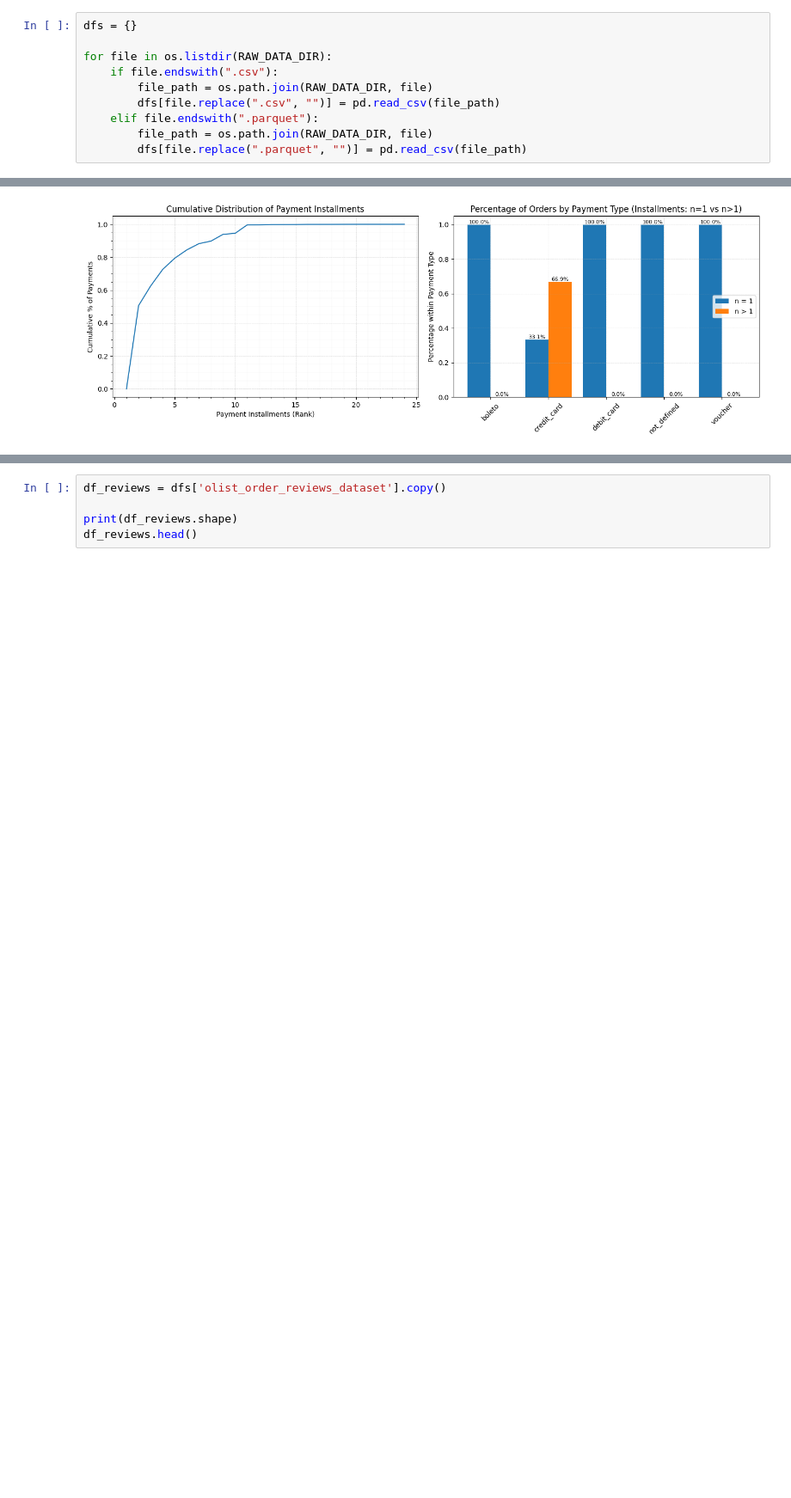
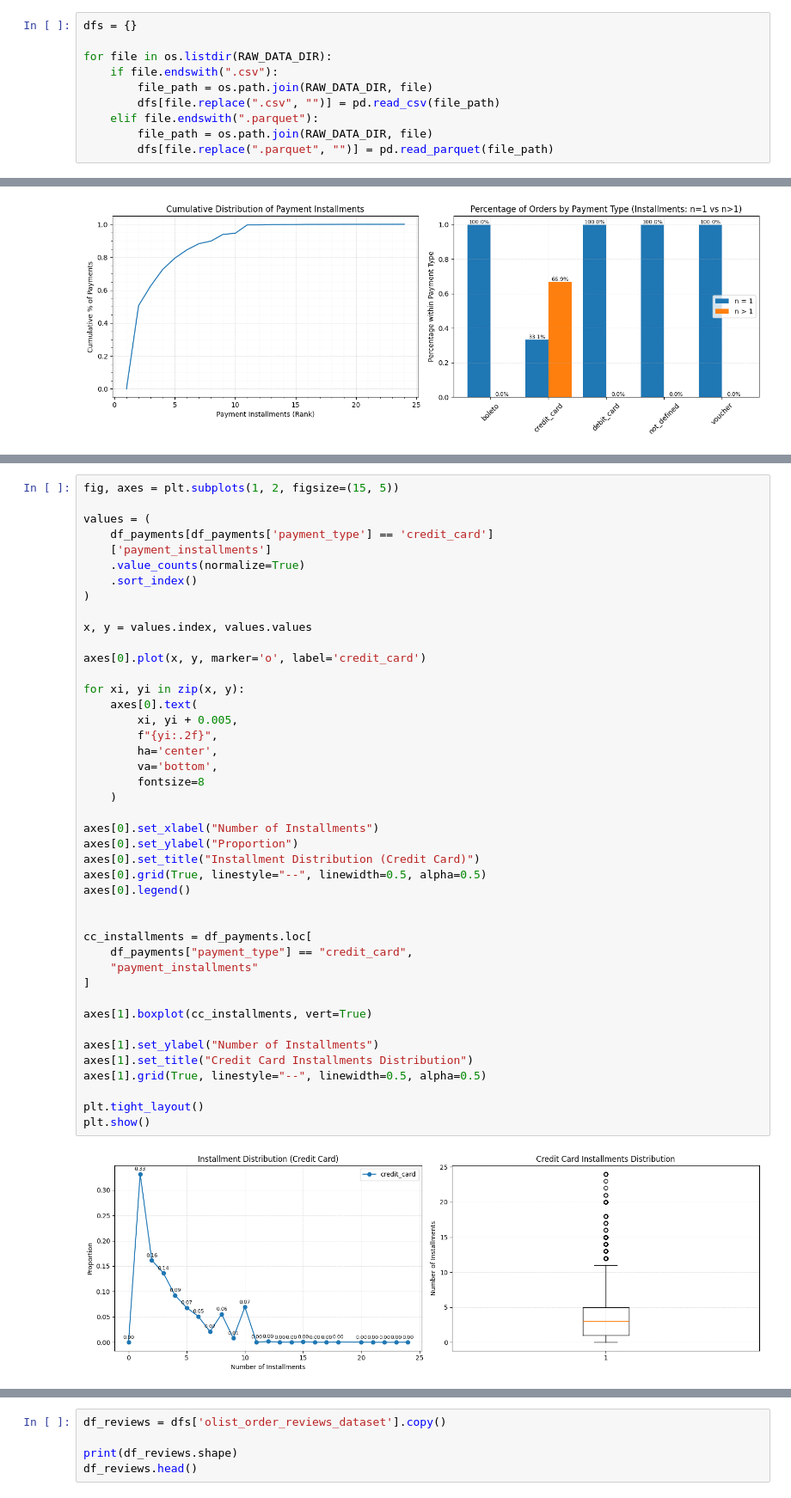
Before and after one commit to mazzacolussi/TCC-CEDS-CAUSAL-AI, a Jupyter notebook: notebooks/data_analysis/EDA.ipynb, the cells around one changed output, grey strips where cells are left out. Shown at 86% size. Drawn from its saved outputs; the diff is of its cells as text; blank space fills up the shorter version.

```diff
--- a/notebooks/data_analysis/EDA.ipynb
+++ b/notebooks/data_analysis/EDA.ipynb
@@ -22,7 +21,7 @@ for file in os.listdir(RAW_DATA_DIR):
         dfs[file.replace(".csv", "")] = pd.read_csv(file_path)
     elif file.endswith(".parquet"):
         file_path = os.path.join(RAW_DATA_DIR, file)
-        dfs[file.replace(".parquet", "")] = pd.read_csv(file_path)
+        dfs[file.replace(".parquet", "")] = pd.read_parquet(file_path)
 # %% [markdown]
 ## Geoloc & Customers
 # %%
@@ -658,3 +584,48 @@ Name: count, dtype: int64
+# %%
+fig, axes = plt.subplots(1, 2, figsize=(15, 5))
+
+values = (
+    df_payments[df_payments['payment_type'] == 'credit_card']
+    ['payment_installments']
+    .value_counts(normalize=True)
+    .sort_index()
+)
+
+x, y = values.index, values.values
+
+axes[0].plot(x, y, marker='o', label='credit_card')
+
+for xi, yi in zip(x, y):
+    axes[0].text(
+        xi, yi + 0.005,
+        f"{yi:.2f}",
+        ha='center',
+        va='bottom',
+        fontsize=8
+    )
+
+axes[0].set_xlabel("Number of Installments")
+axes[0].set_ylabel("Proportion")
+axes[0].set_title("Installment Distribution (Credit Card)")
+axes[0].grid(True, linestyle="--", linewidth=0.5, alpha=0.5)
+axes[0].legend()
+
+
+cc_installments = df_payments.loc[
+    df_payments["payment_type"] == "credit_card",
+    "payment_installments"
+]
+
+axes[1].boxplot(cc_installments, vert=True)
+
+axes[1].set_ylabel("Number of Installments")
+axes[1].set_title("Credit Card Installments Distribution")
+axes[1].grid(True, linestyle="--", linewidth=0.5, alpha=0.5)
+
+plt.tight_layout()
+plt.show()
+# %% [output]
+[figure, added]
 # %%
 payments_agg = (
     df_payments
```
Also changed, not shown: parts of 9 cells of this notebook, 7 other files.
